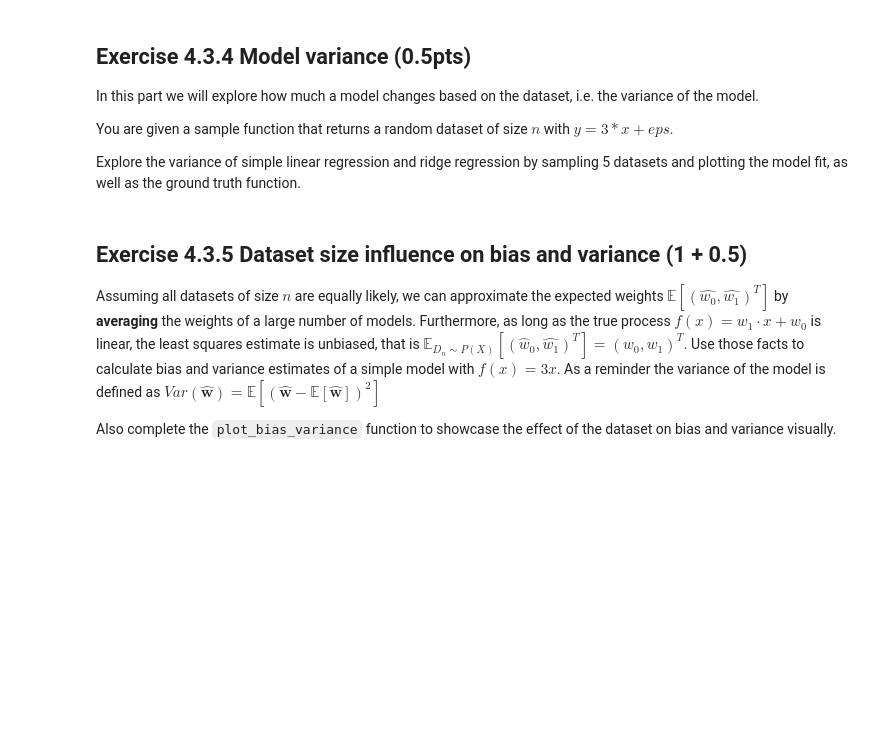
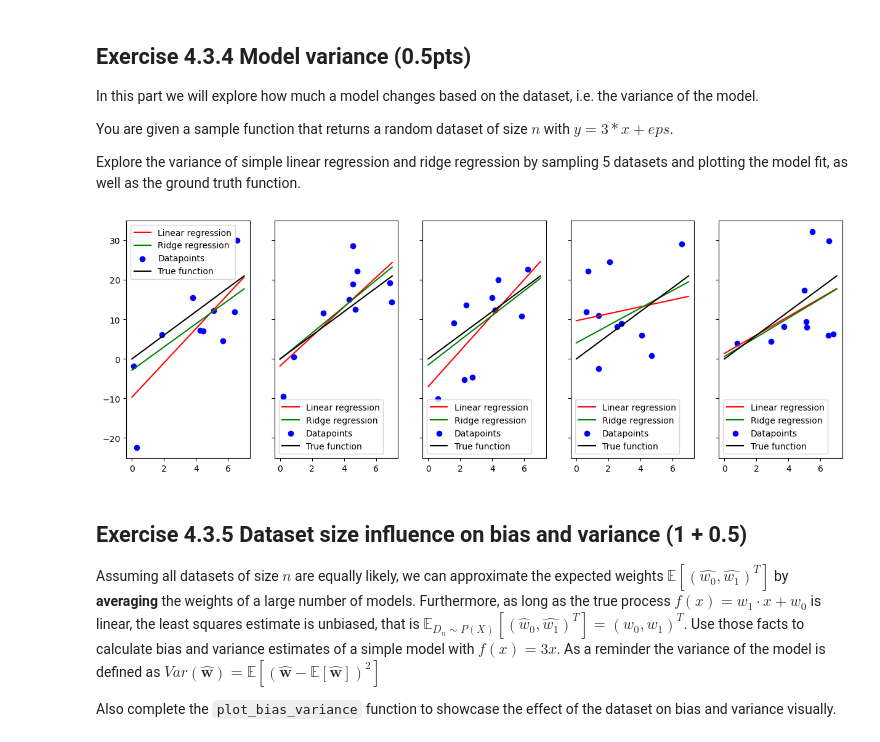
Before and after one commit to Kanakanajm/nnti, a Jupyter notebook: Assignment_4/code/assignment4.ipynb, the cells around one changed output. Saved outputs shown, nothing was run; the diff lists cells and outputs as text; code cells hidden in the pictures; blank space fills up the shorter version.

```diff
--- a/Assignment_4/code/assignment4.ipynb
+++ b/Assignment_4/code/assignment4.ipynb
@@ -226,17 +226,38 @@ def sample(rng, n: int = 10) -> Tuple[np.ndarray, np.ndarray]:
 # %%
 def variance_effect(lambda_: float) -> None:
     """
     Plots the model variance of linear and ridge regression models
 
     :param lambda_: Regularization strength
     """
     X_test = np.linspace(0, 7).reshape(-1, 1)
     y_test = 3*X_test
     rng = np.random.default_rng(0)
     # One ax for each dataset
     fig, axes = plt.subplots(1, 5, sharex="all", sharey="all")
     fig.set_size_inches(15, 5)
 
     # Sample 5 datasets, fit linear and ridge regression model for each and plot the fit versus the true function
     # It is enlighting to also plot the dataset.
-    # Your code here ...
+    n_datasets = 5
+    for n in range(n_datasets):
+        X, y = sample(rng)
+        lr_model = linear_regression()
+        lr_model.fit(X, y)
+        y_pred = lr_model.predict(X_test)
+
+        axes[n].plot(X_test, y_pred, color='r', label='Linear regression')
+
+        rr_model = ridge_regression(lambda_=lambda_)
+        rr_model.fit(X, y)
+        y_pred = rr_model.predict(X_test)
+
+        axes[n].plot(X_test, y_pred, color='g', label='Ridge regression')
+        axes[n].scatter(X, y, color='b', label='Datapoints')
+        axes[n].plot(X_test, y_test, color='k', label='True function')
+        axes[n].legend(loc='best')
+
+# You are encouraged to play around with lambda to see how this influences the variability of the ridge regression model
+variance_effect(lambda_ = 5.0)
+# %% [output]
+[figure, added]
```
Also changed, not shown: parts of 5 cells of this notebook.
